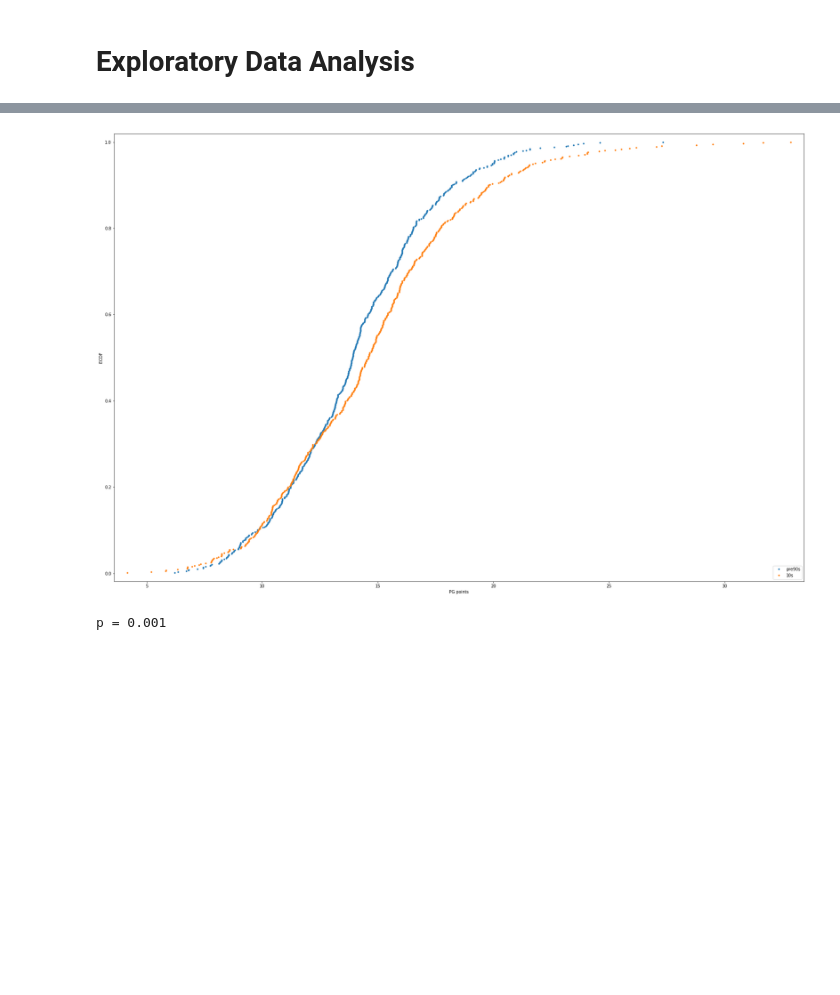
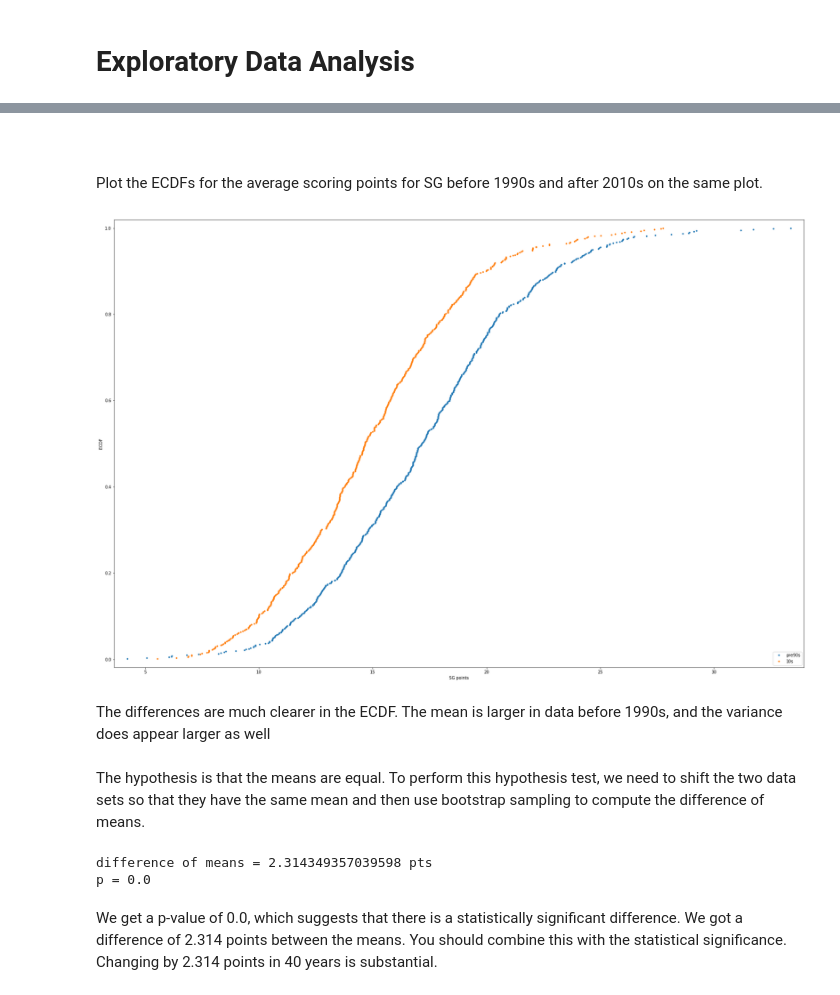
Before and after one commit to yidingweng/SpringBoard, a Jupyter notebook: Capstone 1/Capstone 1_ExploratoryData Analysis.ipynb, the cells around one changed output, grey strips where cells are left out. Drawn from its saved outputs; the diff is of its cells as text; code cells hidden in the pictures; blank space fills up the shorter version.

```diff
--- a/Capstone 1/Capstone 1_ExploratoryData Analysis.ipynb
+++ b/Capstone 1/Capstone 1_ExploratoryData Analysis.ipynb
@@ -23,8 +30,8 @@ _90s = data[~(data['Year']<1990) & ~(data['Year']>1999)]
 _00s = data[~(data['Year']<2000) & ~(data['Year']>2009)]
 _10s = data[~(data['Year']<2010)]
 # %%
-pg_pre90s = pre90s[pre90s['Pos'] == 'PG']
-pg_10s = _10s[_10s['Pos'] == 'PG']
+sg_pre90s = pre90s[pre90s['Pos'] == 'SG']
+sg_10s = _10s[_10s['Pos'] == 'SG']
 # %%
 def ecdf(data):
     """Compute ECDF for a one-dimensional array of measurements."""
@@ -37,29 +44,35 @@ def ecdf(data):
     # y-data for the ECDF: y
     y = np.arange(1, n+1) / n
     return x, y
+# %% [markdown]
+##
+# %% [markdown]
+Plot the ECDFs for the average scoring points for SG before 1990s and after 2010s on the same plot.
 # %%
 # Compute ECDFs
-x_pg_pre90s, y_pg_pre90s = ecdf(pg_pre90s['PTS'])
-x_pg_10s, y_pg_10s = ecdf(pg_10s['PTS'])
+x_sg_pre90s, y_sg_pre90s = ecdf(sg_pre90s['PTS'])
+x_sg_10s, y_sg_10s = ecdf(sg_10s['PTS'])
 
 plt.figure(figsize=(30,20))
 
 # Plot the ECDFs
-_ = plt.plot(x_pg_pre90s, y_pg_pre90s, marker='.', linestyle='none')
-_ = plt.plot(x_pg_10s, y_pg_10s, marker='.', linestyle='none')
+_ = plt.plot(x_sg_pre90s, y_sg_pre90s, marker='.', linestyle='none')
+_ = plt.plot(x_sg_10s, y_sg_10s, marker='.', linestyle='none')
 
 # Set margins
 plt.margins(0.02)
 
 # Add axis labels and legend
-_ = plt.xlabel('PG points')
+_ = plt.xlabel('SG points')
 _ = plt.ylabel('ECDF')
 _ = plt.legend(('pre90s', '10s'), loc='lower right')
 
 # Show the plot
 plt.show()
 # %% [output]
-[figure, old version]
+[figure, new version]
+# %% [markdown]
+The differences are much clearer in the ECDF. The mean is larger in data before 1990s, and the variance does appear larger as well
 # %%
 def bootstrap_replicate_1d(data, func):
     return func(np.random.choice(data, size=len(data)))
@@ -76,27 +89,34 @@ def draw_bs_reps(data, func, size=1):
         bs_replicates[i] = bootstrap_replicate_1d(data, func)
 
     return bs_replicates
+# %% [markdown]
+The hypothesis is that the means are equal. To perform this hypothesis test, we need to shift the two data sets so that they have the same mean and then use bootstrap sampling to compute the difference of means.
 # %%
-mean_diff = np.mean(pg_10s['PTS']) - np.mean(pg_pre90s['PTS'])
+mean_diff = np.mean(sg_pre90s['PTS']) - np.mean(sg_10s['PTS'])
+
+print('difference of means =', mean_diff, 'pts')
 
 # Compute mean of combined data set: combined_mean
-combined_mean = np.mean(np.concatenate((pg_pre90s['PTS'], pg_10s['PTS'])))
+combined_mean = np.mean(np.concatenate((sg_pre90s['PTS'], sg_10s['PTS'])))
 
 # Shift the samples
-pg_pre90s_shifted = pg_pre90s['PTS'] - np.mean(pg_pre90s['PTS']) + combined_mean
-pg_10s_shifted = pg_10s['PTS'] - np.mean(pg_10s['PTS']) + combined_mean
+sg_pre90s_shifted = sg_pre90s['PTS'] - np.mean(sg_pre90s['PTS']) + combined_mean
+sg_10s_shifted = sg_10s['PTS'] - np.mean(sg_10s['PTS']) + combined_mean
 
 # Get bootstrap replicates of shifted data sets
-pg_replicates_pre90s = draw_bs_reps(pg_pre90s_shifted, np.mean, 10000)
-pg_replicates_10s = draw_bs_reps(pg_10s_shifted, np.mean, 10000)
+sg_replicates_pre90s = draw_bs_reps(sg_pre90s_shifted, np.mean, 10000)
+sg_replicates_10s = draw_bs_reps(sg_10s_shifted, np.mean, 10000)
 
 # Compute replicates of difference of means: bs_diff_replicates
-pg_diff_replicates = pg_replicates_10s - pg_replicates_pre90s
+sg_diff_replicates = sg_replicates_pre90s - sg_replicates_10s
 
 # Compute the p-value: p
-p = np.sum(pg_diff_replicates >= mean_diff) / len(pg_diff_replicates)
+p = np.sum(sg_diff_replicates >= mean_diff) / len(sg_diff_replicates)
 
 # Print p-value
 print('p =', p)
 # %% [output]
-p = 0.001
+difference of means = 2.314349357039598 pts
+p = 0.0
+# %% [markdown]
+We get a p-value of 0.0, which suggests that there is a statistically significant difference. We got a difference of 2.314 points between the means. You should combine this with the statistical significance. Changing by 2.314 points in 40 years is substantial.
```
Also changed, not shown: parts of 2 cells of this notebook.
